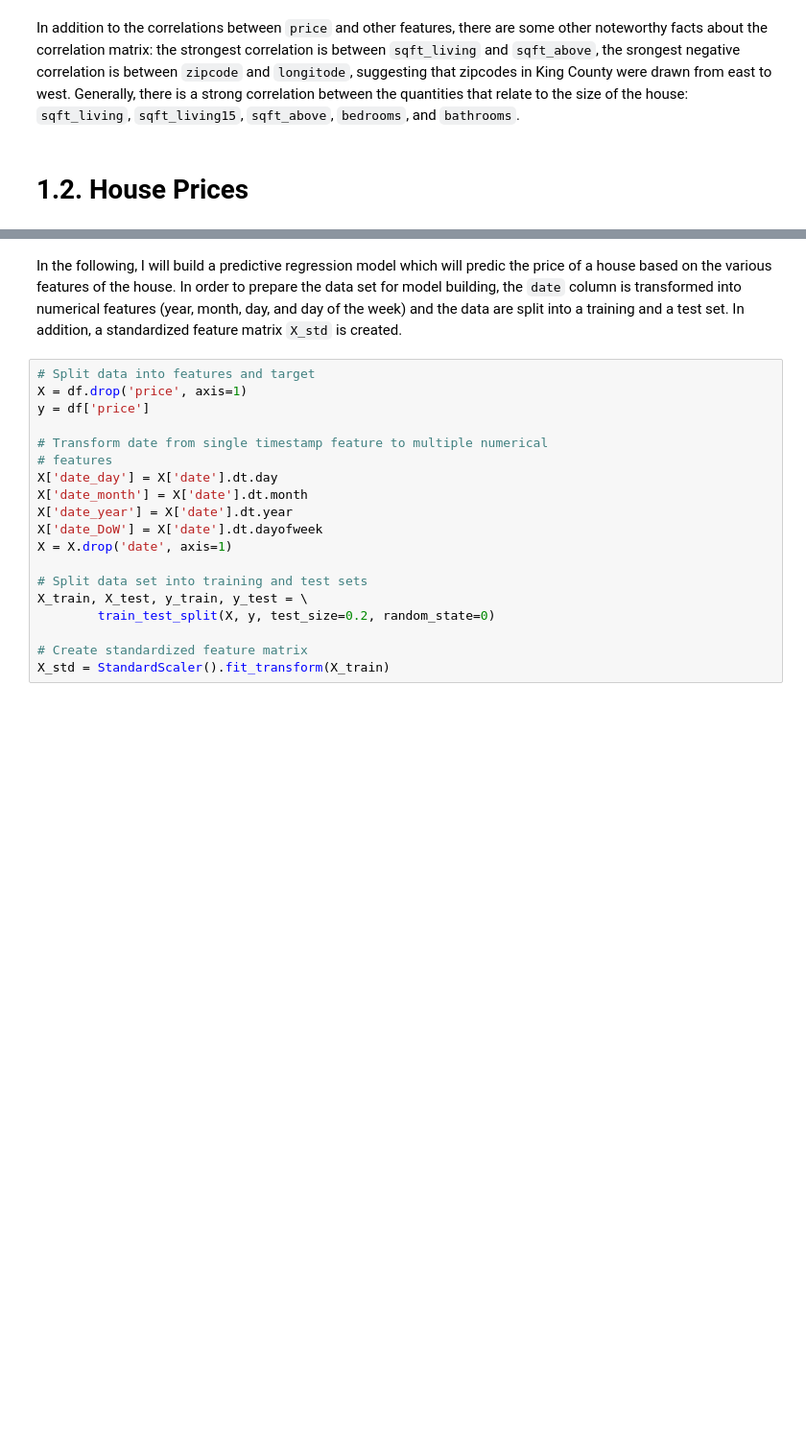
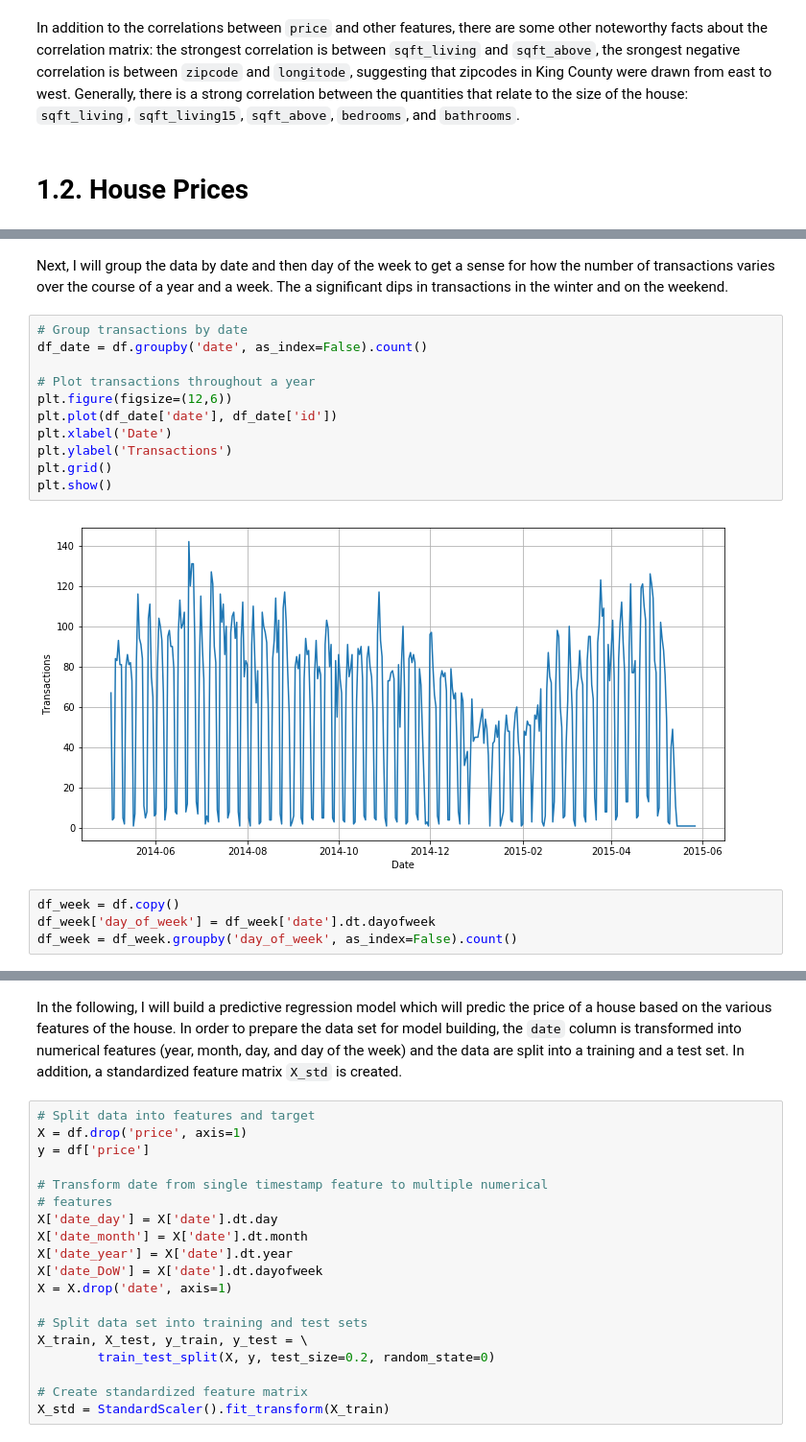
Before and after one commit to christopherbronner/house-prices, a Jupyter notebook: house_prices_deliver.ipynb, the cells around one changed output, grey strips where cells are left out. Shown at 96% size. Saved outputs shown, nothing was run; the diff lists cells and outputs as text; blank space fills up the shorter version.

```diff
--- a/house_prices_deliver.ipynb
+++ b/house_prices_deliver.ipynb
@@ -126,2 +151,21 @@ print('Median house price: \t${:0,.2f}'.format(df['price'].median()))
 Mean house price:       $540,088.14
 Median house price:     $450,000.00
+# %% [markdown]
+Next, I will group the data by date and then day of the week to get a sense for how the number of transactions varies over the course of a year and a week. The a significant dips in transactions in the winter and on the weekend.
+# %%
+# Group transactions by date
+df_date = df.groupby('date', as_index=False).count()
+
+# Plot transactions throughout a year
+plt.figure(figsize=(12,6))
+plt.plot(df_date['date'], df_date['id'])
+plt.xlabel('Date')
+plt.ylabel('Transactions')
+plt.grid()
+plt.show()
+# %% [output]
+[figure, added]
+# %%
+df_week = df.copy()
+df_week['day_of_week'] = df_week['date'].dt.dayofweek
+df_week = df_week.groupby('day_of_week', as_index=False).count()
```
Also changed, not shown: parts of 31 cells of this notebook, 1 other file.
